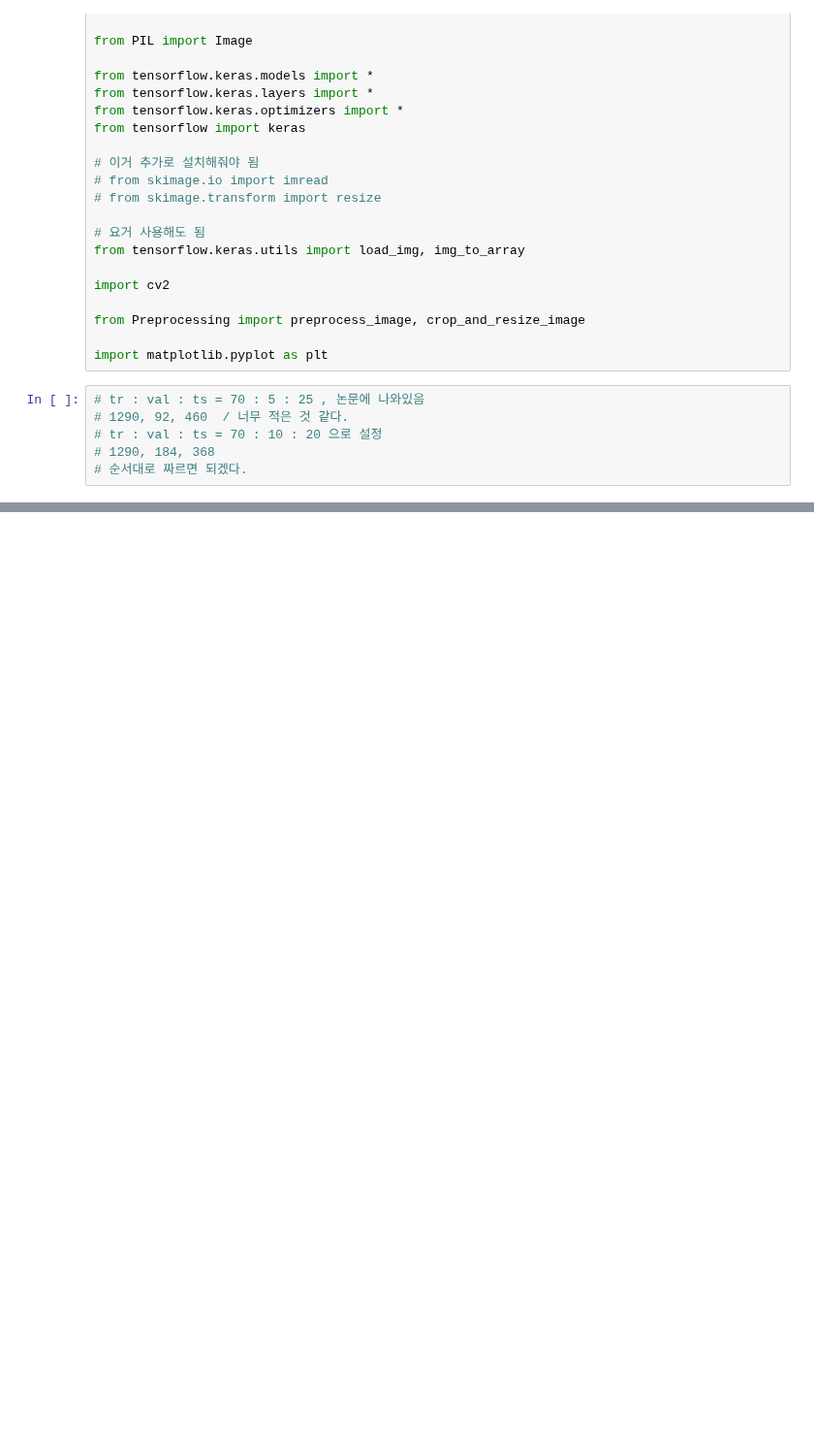
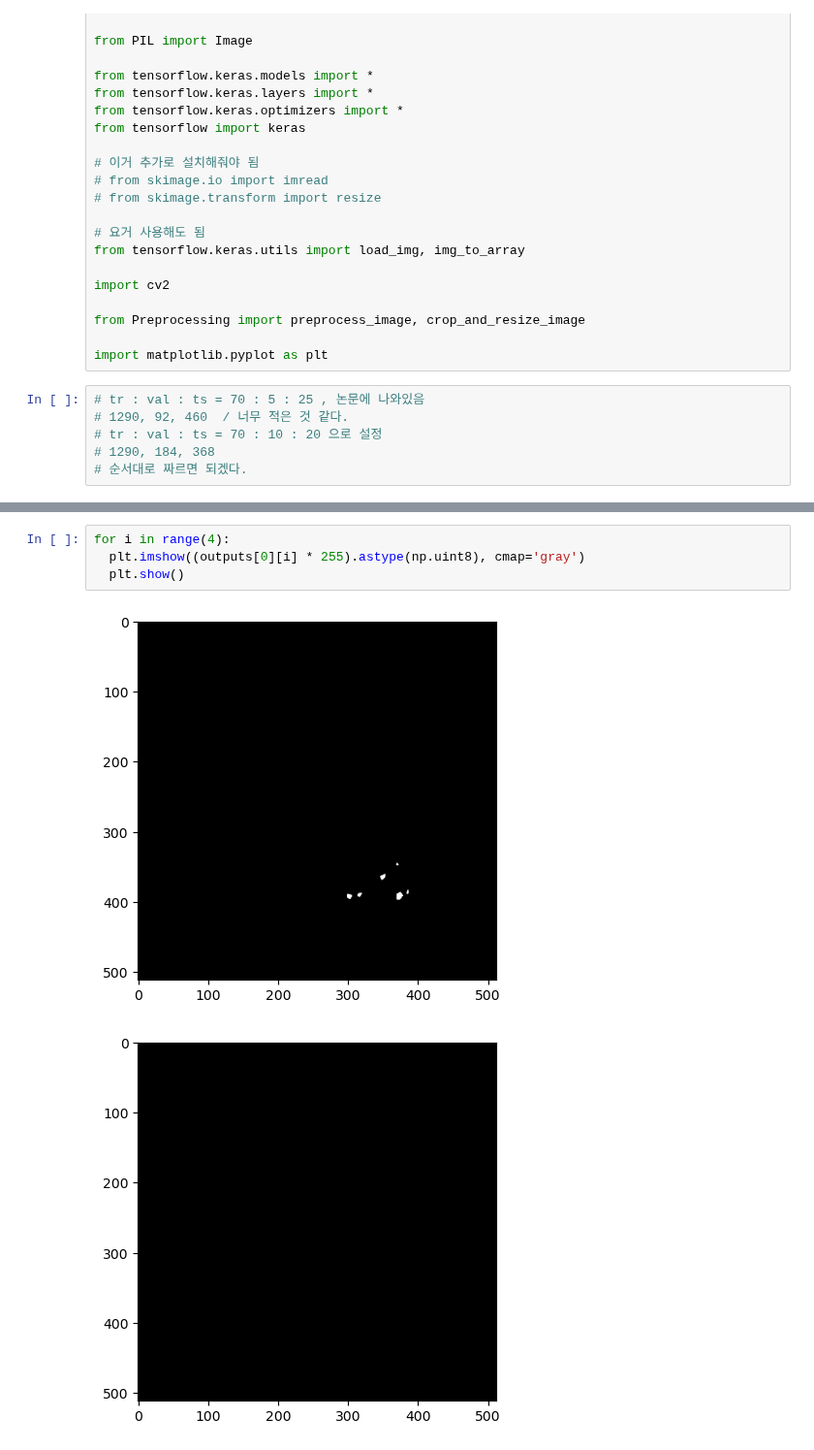
Before and after one commit to ktm379/DR-GeuAl, a Jupyter notebook: code/data_generator.ipynb, the cells around one changed output, grey strips where cells are left out. Shown at 97% size. Drawn from its saved outputs; the diff is of its cells as text; blank space fills up the shorter version.

```diff
--- a/code/data_generator.ipynb
+++ b/code/data_generator.ipynb
@@ -193,0 +218,7 @@ plt.imshow((input[0] * 255).astype(np.uint8), cmap='gray')
+# %%
+for i in range(4):
+  plt.imshow((outputs[0][i] * 255).astype(np.uint8), cmap='gray')
+  plt.show()
+# %% [output]
+[figure, added]
+[figure, added]
```
Also changed, not shown: parts of 7 cells of this notebook, 1 other file.
